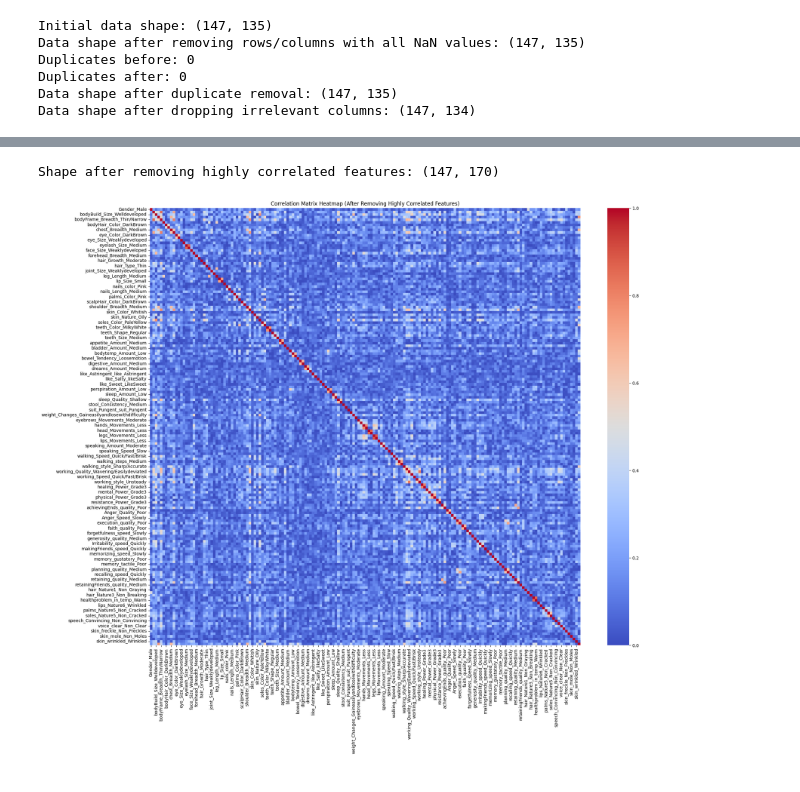
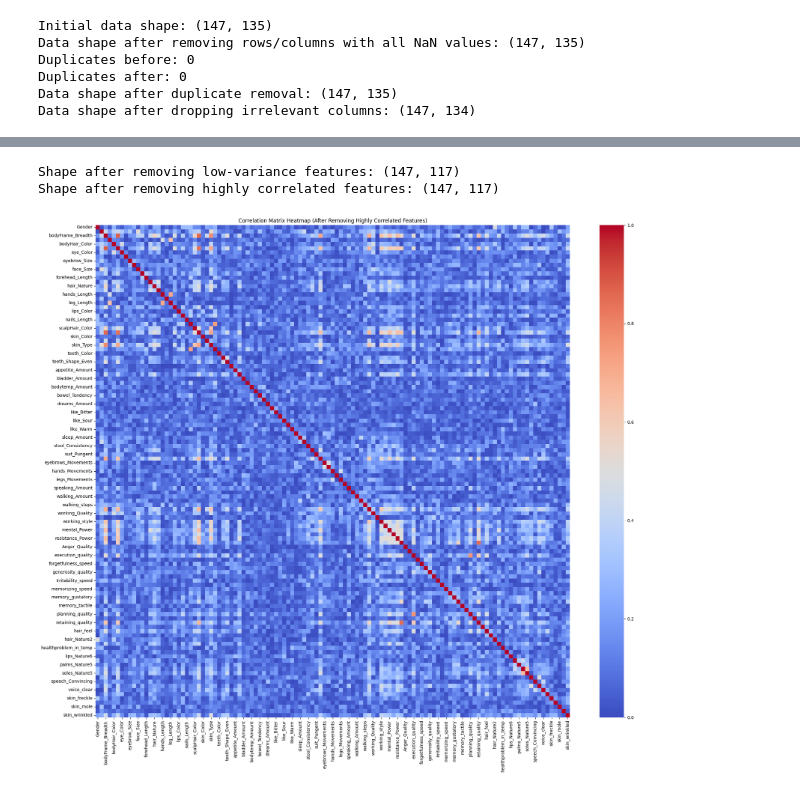
Before and after one commit to Sachinthana-Pathiranage/Sri-Ayu-Ayurvedic-Care, a Jupyter notebook: Notebooks/Kavindi's Notebooks/Feature_Engineering.ipynb, the cells around one changed output, grey strips where cells are left out. Cells and saved outputs as stored; diff of their text form; code cells hidden in the pictures.

```diff
--- a/Notebooks/Kavindi's Notebooks/Feature_Engineering.ipynb
+++ b/Notebooks/Kavindi's Notebooks/Feature_Engineering.ipynb
@@ -66,7 +64,7 @@ Duplicates after: 0
 Data shape after duplicate removal: (147, 135)
 Data shape after dropping irrelevant columns: (147, 134)
 # %%
-# Data Preprocessing
+# 2 - Data Preprocessing
 
 from sklearn.preprocessing import LabelEncoder, MinMaxScaler
 
@@ -76,12 +74,13 @@ numerical_columns = data_cleaned.select_dtypes(include=['float64', 'int64']).col
 print(f"Categorical columns: {list(categorical_columns)}")
 print(f"Numerical columns: {list(numerical_columns)}")
 
-# 2.2 Encoding Categorical Variables
+# 2.2 Encoding Categorical Variables using Label Encoding
 label_encoders = {}
-# Using One-Hot Encoding for categorical variables
-data_cleaned = pd.get_dummies(data_cleaned, columns=categorical_columns, drop_first=True)
+for col in categorical_columns:
+    le = LabelEncoder()
+    data_cleaned[col] = le.fit_transform(data_cleaned[col])
+    label_encoders[col] = le
 print(f"Data shape after encoding categorical variables: {data_cleaned.shape}")
-
 
 # 2.3 Feature Scaling for Numerical Columns
 if not numerical_columns.empty:
@@ -148,35 +146,45 @@ correlation_matrix = X_df.corr().abs()
 # %%
-# 4.3 Removing Highly Correlated Features
+# 3 - Feature Selection
 
+import numpy as np
+import seaborn as sns
+import matplotlib.pyplot as plt
+from sklearn.feature_selection import VarianceThreshold
 
-# _Extracting the upper triangle of the correlation matrix
+# 3.1 Removing Low-Variance Features
+# Create the selector to remove features with variance lower than 0.1
+selector = VarianceThreshold(threshold=0.1)
+# Fit the selector on X and transform X to retain only high-variance features
+X_low_var = selector.fit_transform(X)
+# Get the names of the features that were retained
+selected_features = X.columns[selector.get_support()]
+print(f"Shape after removing low-variance features: {X_low_var.shape}")
+
+# Create a DataFrame from the selected features for further analysis
+X_df = pd.DataFrame(X_low_var, columns=selected_features)
+
+# 3.2 Correlation Matrix
+# Calculate the absolute correlation matrix of the features
+correlation_matrix = X_df.corr().abs()
+
+# 3.3 Removing Highly Correlated Features
+# Extract the upper triangle of the correlation matrix (to avoid duplicate pairs)
 upper_triangle = correlation_matrix.where(np.triu(np.ones(correlation_matrix.shape), k=1).astype(bool))
-
-# _Identifying features with high correlation (above 0.9)
+# Identify features with a correlation higher than 0.9 in the upper triangle
 high_corr_features = [column for column in upper_triangle.columns if any(upper_triangle[column] > 0.9)]
-
-# _Dropping highly correlated features
+# Drop the highly correlated features from the DataFrame
 X_no_corr = X_df.drop(columns=high_corr_features)
 print(f"Shape after removing highly correlated features: {X_no_corr.shape}")
 # %% [output]
-Shape after removing highly correlated features: (147, 170)
+Shape after removing low-variance features: (147, 117)
+Shape after removing highly correlated features: (147, 117)
 # %%
-import seaborn as sns
-import matplotlib.pyplot as plt
-
-# Calculating the correlation matrix for the updated dataset
+# 3.4 Plotting the heatmap for the updated correlation matrix after dropping correlated features
 updated_correlation_matrix = X_no_corr.corr().abs()
-
-# Plotting the heatmap for the updated correlation matrix
 plt.figure(figsize=(21, 18))
-sns.heatmap(
-    updated_correlation_matrix,
-    annot=False,  # Disable annotations to avoid clutter; set to True if the dataset is small
-    cmap="coolwarm",  # Use a visually distinct colormap
-    cbar=True
-)
+sns.heatmap(updated_correlation_matrix, annot=False, cmap="coolwarm", cbar=True)
 plt.title("Correlation Matrix Heatmap (After Removing Highly Correlated Features)")
 plt.tight_layout()
 plt.show()
 # %% [output]
-[figure, old version]
+[figure, new version]
```
Also changed, not shown: parts of 27 cells of this notebook.
